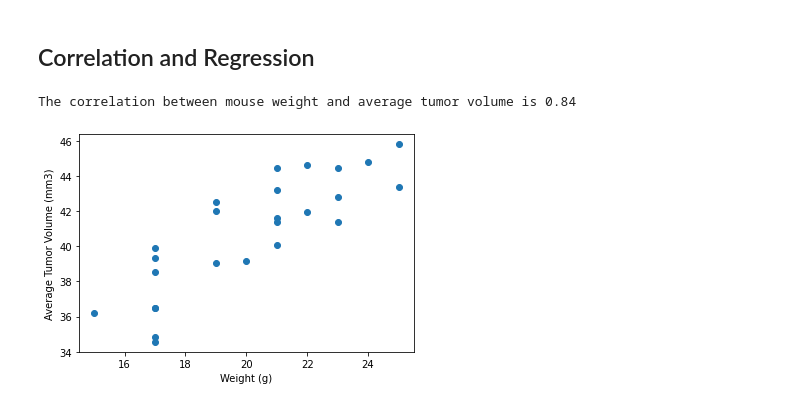
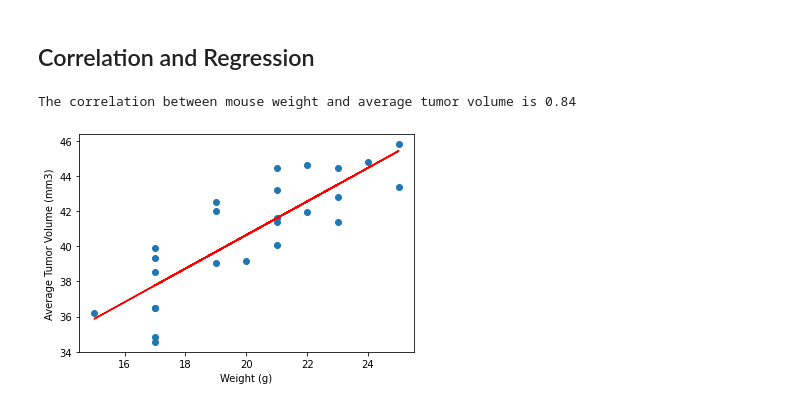
Before and after one commit to Maheenms/Matplotlib-Challenge, a Jupyter notebook: Pymaceuticals/pymaceuticals_Jupyternotebook.ipynb, the cells around one changed output. Saved outputs shown, nothing was run; the diff lists cells and outputs as text; code cells hidden in the pictures.

```diff
--- a/Pymaceuticals/pymaceuticals_Jupyternotebook.ipynb
+++ b/Pymaceuticals/pymaceuticals_Jupyternotebook.ipynb
@@ -424,32 +425,51 @@ plt.show()
 # %%
 # Calculate the correlation coefficient and linear regression model
 # for mouse weight and average tumor volume for the Capomulin regimen
 
 Avg_tumor_weight_DF
 
 avg_weight = Avg_tumor_weight_DF["Average Weight (g)"]
 avg_tumor = Avg_tumor_weight_DF["Average Tumor Volume"]
 
-#avg_tumor = Avg_tumor_weight_DF.iloc[:,1]
-#avg_weight = Avg_tumor_weight_DF.iloc[:,2]
 
 correlation = st.pearsonr(avg_weight ,avg_tumor )
 plt.scatter(avg_weight,avg_tumor)
 plt.xlabel('Weight (g)')
 plt.ylabel('Average Tumor Volume (mm3)')
 print(f"The correlation between mouse weight and average tumor volume is {round(correlation[0],2)}")
+
+# Add the linear regression equation and line to plot
+
+(slope, intercept, rvalue, pvalue, stderr) = linregress(avg_weight, avg_tumor)
+regress_values = avg_weight * slope + intercept
+plt.plot(avg_weight,regress_values,"r-")
 plt.show()
 
 
 #refer to activity correlation in day 3 activity
 #age = wdi_data.iloc[:,3]
 #cell_phones = wdi_data.iloc[:,10]
 #correlation = st.pearsonr(age,cell_phones)
 #plt.scatter(age,cell_phones)
 #plt.xlabel('Population Median Age')
 #plt.ylabel('Cell Phones Per 100 People')
 #print(f"The correlation between both factors is {round(correlation[0],2)}")
 #plt.show()
+
+#refer to regression activity
+
+# Add the linear regression equation and line to plot
+#x_values = san_diego_housing['AveRooms']
+#y_values = san_diego_housing['MEDV']
+#(slope, intercept, rvalue, pvalue, stderr) = linregress(x_values, y_values)
+#regress_values = x_values * slope + intercept
+#line_eq = "y = " + str(round(slope,2)) + "x + " + str(round(intercept,2))
+#plt.scatter(x_values,y_values)
+#plt.plot(x_values,regress_values,"r-")
+#plt.annotate(line_eq,(5.8,0.8),fontsize=15,color="red") # its the legend y= 0.44 .....
+#plt.xlabel('Rooms in House')
+#plt.ylabel('Median House Prices ($100,000)')
+#plt.show()
 # %% [output]
 The correlation between mouse weight and average tumor volume is 0.84
-[figure, old version]
+[figure, new version]
```
Also changed, not shown: parts of 1 cell of this notebook.
